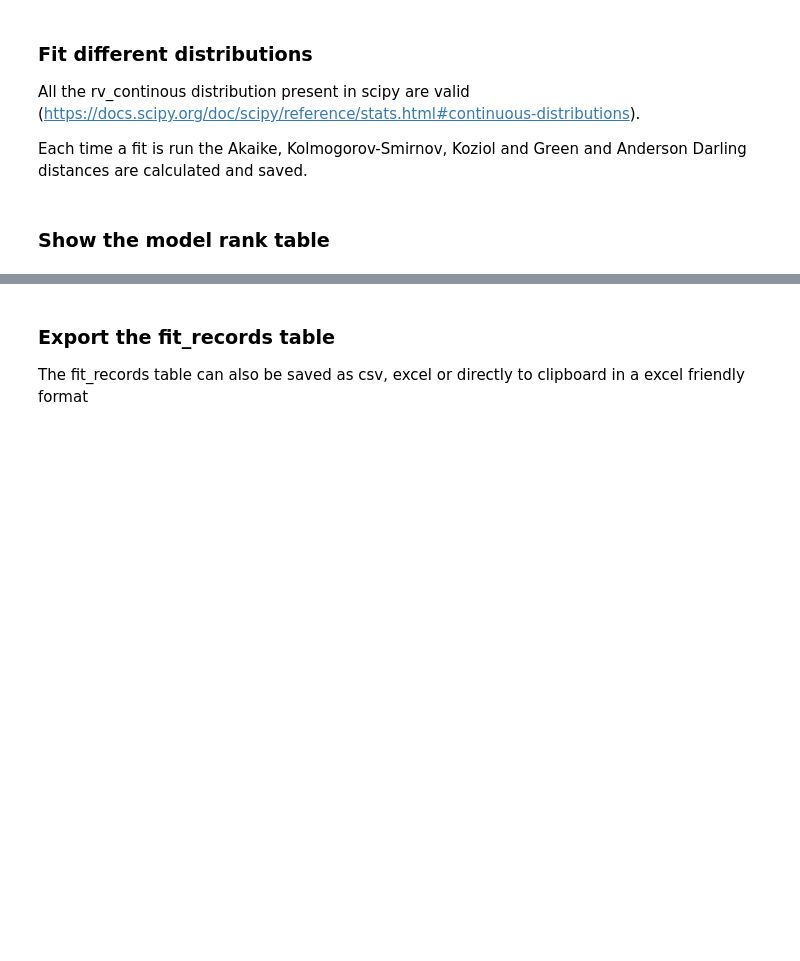
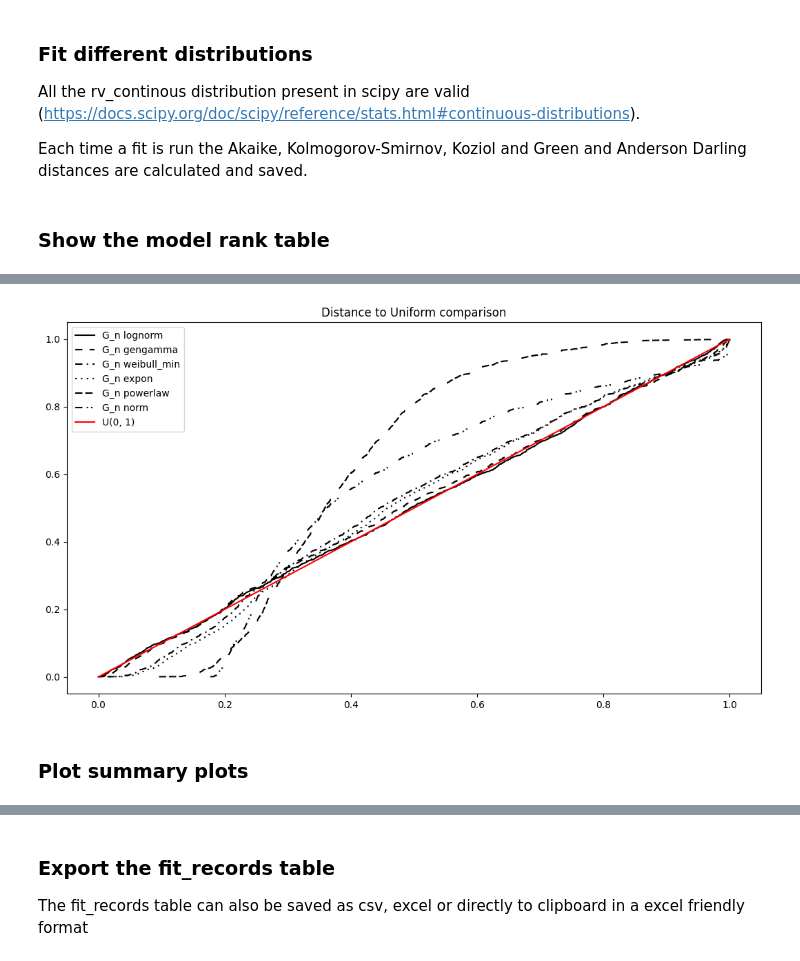
Before and after one commit to gecos-lab/FracAbility, a Jupyter notebook: docs/Tutorials/notebooks/3. Fitting a distribution.ipynb, the cells around one changed output, grey strips where cells are left out. Drawn from its saved outputs; the diff is of its cells as text; code cells hidden in the pictures; blank space fills up the shorter version.

```diff
--- a/docs/Tutorials/notebooks/3. Fitting a distribution.ipynb
+++ b/docs/Tutorials/notebooks/3. Fitting a distribution.ipynb
@@ -71,6 +88,10 @@ fitter.plot_PIT(fitter,position=[1,2,3],sort_by='Akaike',show_plot=True)
 # %%
 # Plot all the models
-fitter.plot_PIT(sort_by='Akaike')
+fitter.plot_PIT(sort_by='Akaike', bw=True)
+# %% [output]
+[figure, added]
+# %% [markdown]
+### Plot summary plots
 # %%
 # Plot specific model
 fitter.plot_summary(position=[1], sort_by='Mean_rank')
```
Also changed, not shown: parts of 10 cells of this notebook, 13 other files.
